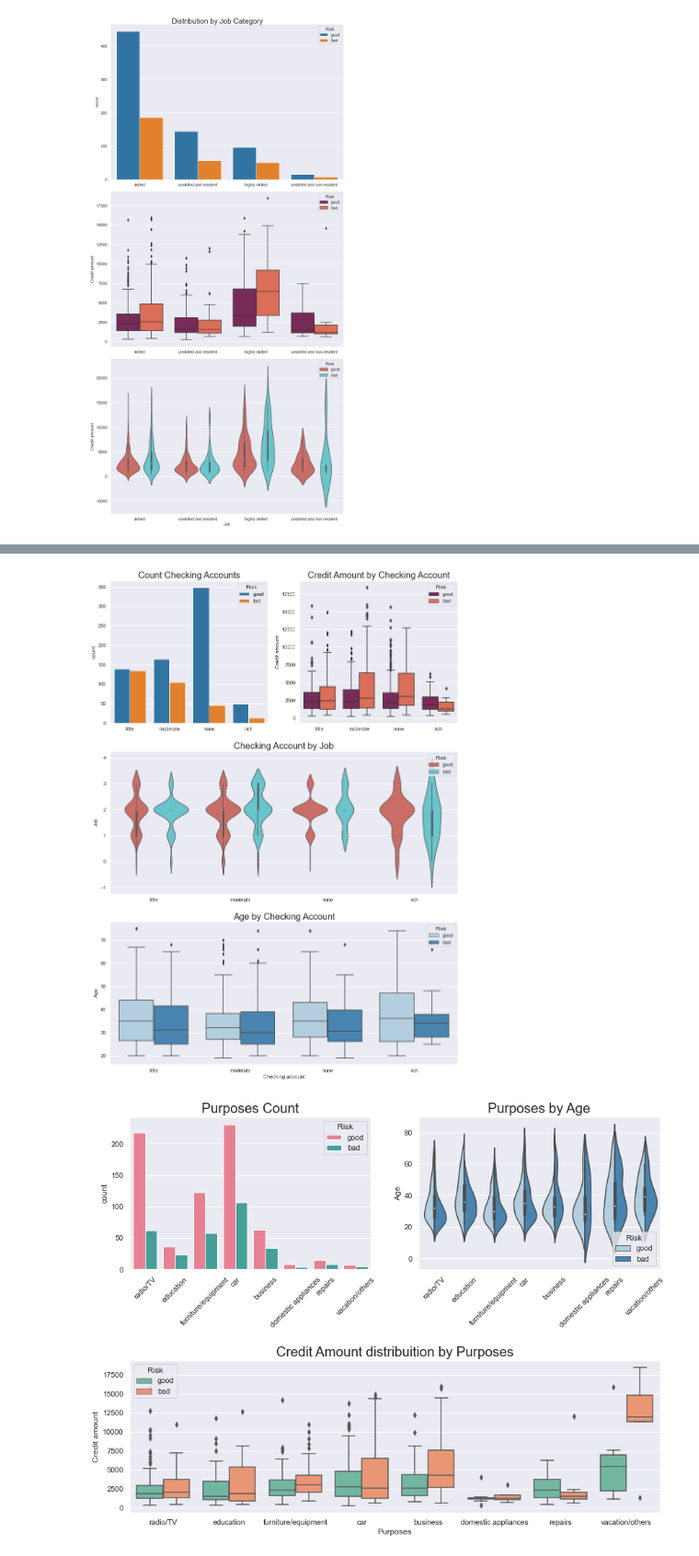
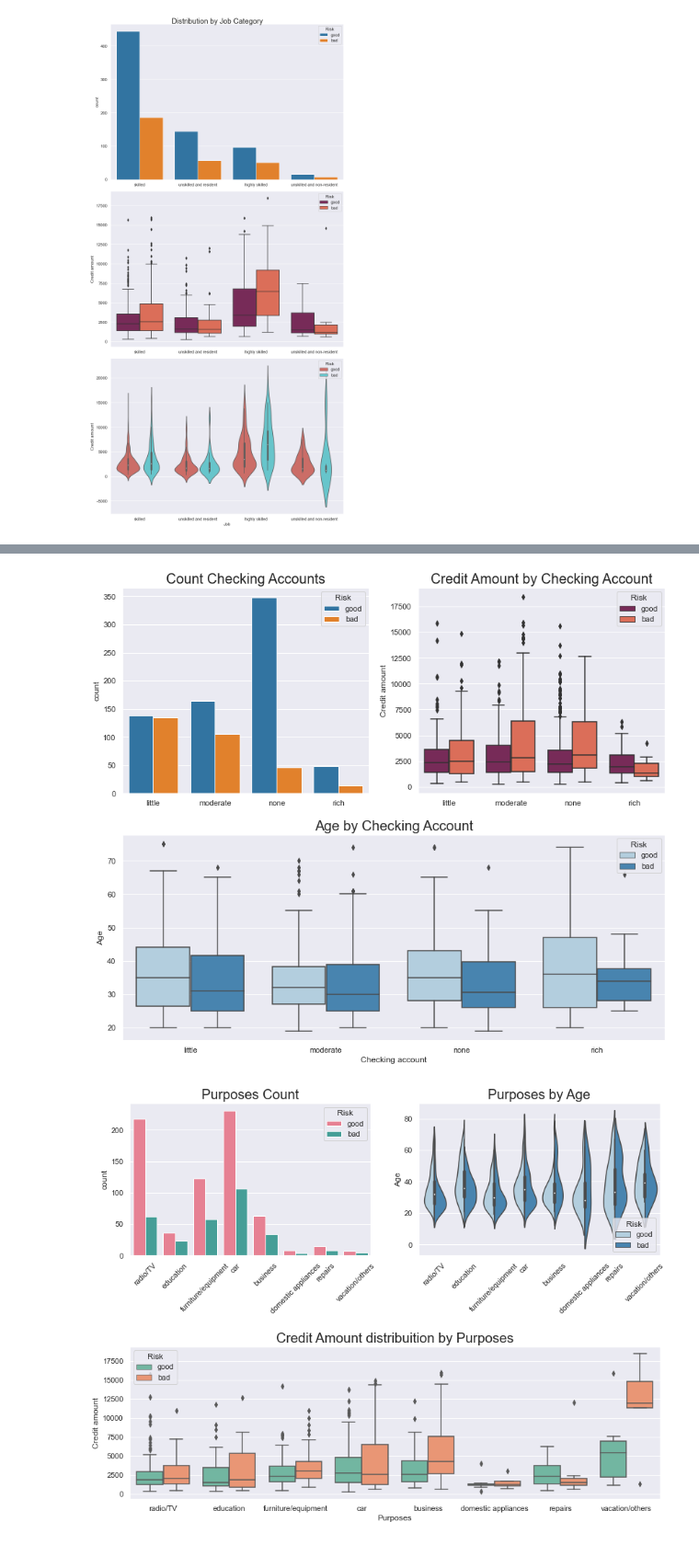
Before and after one commit to bigdatavietnam-org/german-credit-risk, a Jupyter notebook: german-credit-risk.ipynb, the cells around one changed output, grey strips where cells are left out. Shown at 92% size. Drawn from its saved outputs; the diff is of its cells as text; code cells hidden in the pictures.

```diff
--- a/german-credit-risk.ipynb
+++ b/german-credit-risk.ipynb
@@ -201,26 +201,20 @@ plt.show()
 # %% [output]
 [figure]
 # %%
-plt.figure(figsize=(14, 20))
-plt.subplot(321)
+plt.figure(figsize=(14, 12))
+plt.subplot(221)
 ax1 = sns.countplot(data=credit_eda_df, x='Saving accounts', hue='Risk', palette='tab10')
 ax1.set_title("Count Savings Accounts", fontsize=20)
 ax1.set_xlabel("")
 
-plt.subplot(322)
+plt.subplot(222)
 ax2 = sns.boxplot(data=credit_eda_df, x='Saving accounts', y='Credit amount', hue='Risk', palette='rocket')
 ax2.set_title("Credit Amount by Savings Account", fontsize=20)
 ax2.set_xlabel("")
 
-plt.subplot(312)
-credit_eda_df['Job'] = credit_eda_df['Job'].replace(job_category, [0, 1, 2, 3])
-ax3 = sns.violinplot(data=credit_eda_df, x='Saving accounts', y='Job', hue='Risk', palette='hls')
-ax3.set_title("Savings Account by Job", fontsize=20)
-ax3.set_xlabel("")
-
-plt.subplot(313)
-ax4 = sns.boxplot(data=credit_eda_df, x='Saving accounts', y='Age', hue='Risk', palette='Blues')
-ax4.set_title("Age by Savings Account", fontsize=20)
+plt.subplot(212)
+ax3 = sns.boxplot(data=credit_eda_df, x='Saving accounts', y='Age', hue='Risk', palette='Blues')
+ax3.set_title("Age by Savings Account", fontsize=20)
 
 plt.show()
 # %% [output]
@@ -228,28 +222,22 @@ plt.show()
 # %%
-plt.figure(figsize=(14, 20))
-plt.subplot(321)
+plt.figure(figsize=(14, 12))
+plt.subplot(221)
 ax1 = sns.countplot(data=credit_eda_df, x='Checking account', hue='Risk', palette='tab10')
 ax1.set_title("Count Checking Accounts", fontsize=20)
 ax1.set_xlabel("")
 
-plt.subplot(322)
+plt.subplot(222)
 ax2 = sns.boxplot(data=credit_eda_df, x='Checking account', y='Credit amount', hue='Risk', palette='rocket')
 ax2.set_title("Credit Amount by Checking Account", fontsize=20)
 ax2.set_xlabel("")
 
-plt.subplot(312)
-credit_df['Job'] = credit_eda_df['Job'].replace(job_category, [0, 1, 2, 3])
-ax3 = sns.violinplot(data=credit_eda_df, x='Checking account', y='Job', hue='Risk', palette='hls')
-ax3.set_title("Checking Account by Job", fontsize=20)
-ax3.set_xlabel("")
-
-plt.subplot(313)
-ax4 = sns.boxplot(data=credit_eda_df, x='Checking account', y='Age', hue='Risk', palette='Blues')
-ax4.set_title("Age by Checking Account", fontsize=20)
+plt.subplot(212)
+ax3 = sns.boxplot(data=credit_eda_df, x='Checking account', y='Age', hue='Risk', palette='Blues')
+ax3.set_title("Age by Checking Account", fontsize=20)
 
 plt.show()
 # %% [output]
-[figure, old version]
+[figure, new version]
 # %%
 plt.figure(figsize = (14,12))
 
```
Also changed, not shown: parts of 3 cells of this notebook, 2 other files.
